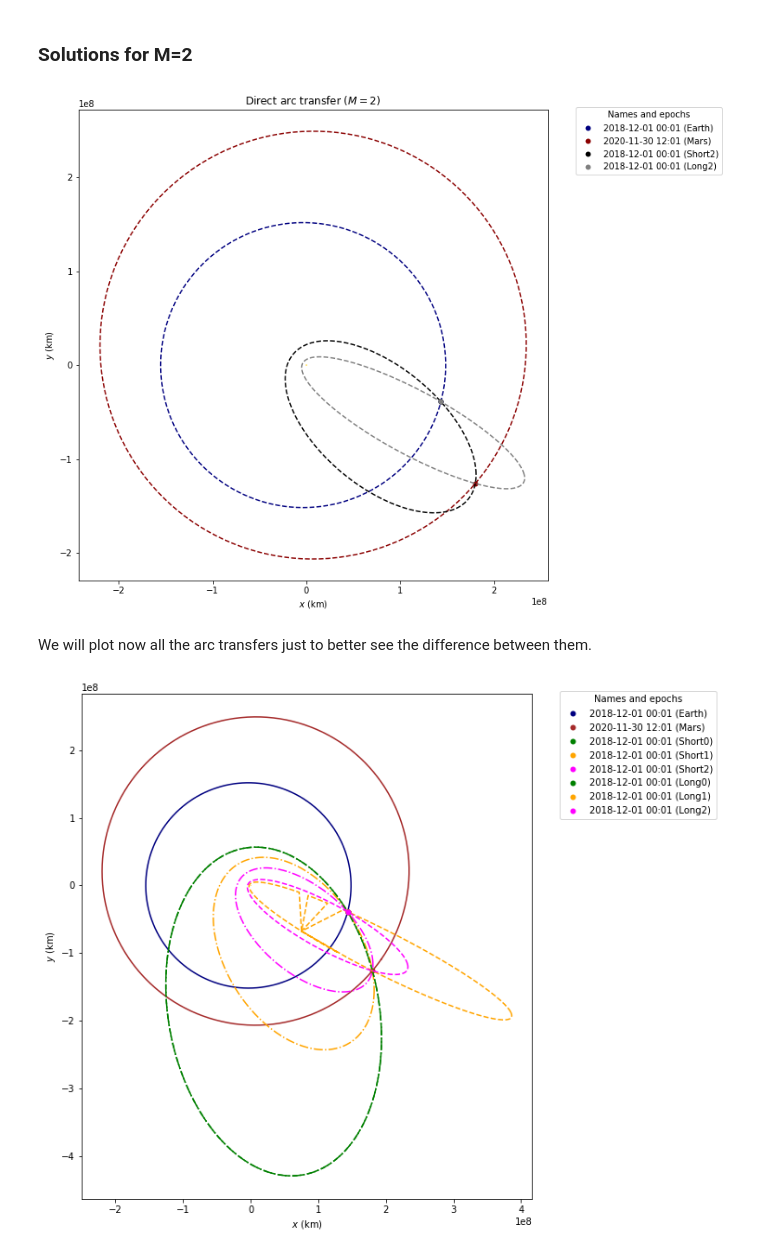
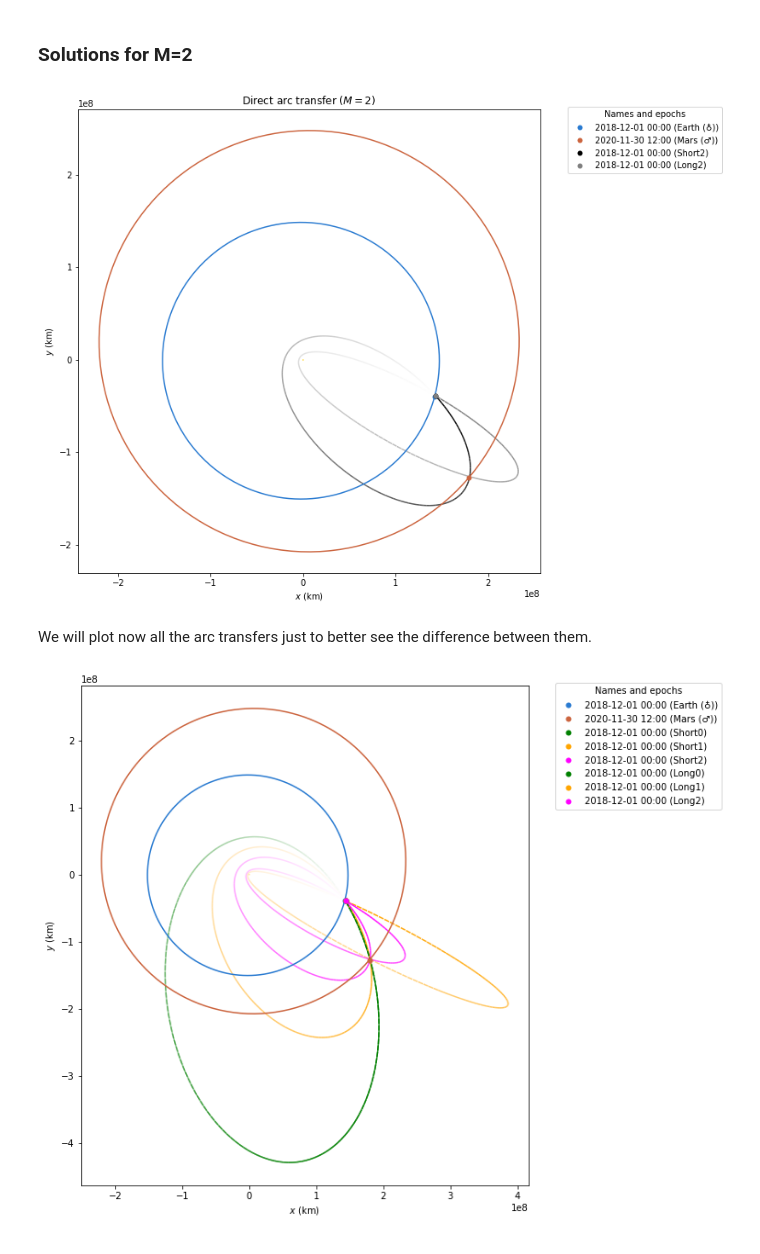
Before and after one commit to poliastro/poliastro, a Jupyter notebook: docs/source/examples/Multirevolutions solution in Lamberts problem.ipynb, the cells around one changed output. Cells and saved outputs as stored; diff of their text form; code cells hidden in the pictures.

```diff
--- a/docs/source/examples/Multirevolutions solution in Lamberts problem.ipynb
+++ b/docs/source/examples/Multirevolutions solution in Lamberts problem.ipynb
@@ -85,17 +85,18 @@ def lambert_transfer(ss_dpt, ss_arr, revs):
 By making use of the previous defined function, we can easily get the different transfer orbit regarding the number of required revolutions, in this case 0.
 # %%
 # Solving for direct (M=0) transfer long and short arcs
-ss_short0, ss_long0 = lambert_transfer(ss_earth, ss_mars, revs=0)
+ss_short0, ss_long0 = lambert_transfer(earth_departure, mars_arrival, revs=0)
 
 fig, ax = plt.subplots(figsize=(5,10))
 op = StaticOrbitPlotter(ax=ax)
 ax.set_title("Direct arc transfer ($M=0$)")
 
-orbit_set = {ss_earth: ["Earth", "navy"],
-            ss_mars: ["Mars", "darkred"],
-            ss_short0: ["Short0", "black"],
+orbit_set = {ss_short0: ["Short0", "black"],
             ss_long0: ["Long0", "grey"]}
 
+op.plot_body_orbit(Earth, EPOCH_DPT)
+op.plot_body_orbit(Mars, EPOCH_ARR)
+
 for ss in orbit_set:
-    op.plot(ss, label=orbit_set[ss][0], color=orbit_set[ss][-1])
+    op.plot(ss, label=orbit_set[ss][0], color=orbit_set[ss][-1], trail=True)
 # %% [output]
@@ -105,17 +105,18 @@ Frame <class 'astropy.coordinates.builtin_frames.icrs.ICRS'> does not support 'o
 ### Solutions for M=1
 # %%
 # Solving for M=1 long and short arc transfers
-ss_short1, ss_long1 = lambert_transfer(ss_earth, ss_mars, revs=1)
+ss_short1, ss_long1 = lambert_transfer(earth_departure, mars_arrival, revs=1)
 
 fig, ax = plt.subplots(figsize=(5,10))
 op = StaticOrbitPlotter(ax=ax)
 ax.set_title("Direct arc transfer ($M=1$)")
 
-orbit_set = {ss_earth: ["Earth", "navy"],
-            ss_mars: ["Mars", "darkred"],
-            ss_short1: ["Short1", "black"],
+orbit_set = {ss_short1: ["Short1", "black"],
             ss_long1: ["Long1", "grey"]}
 
+op.plot_body_orbit(Earth, EPOCH_DPT)
+op.plot_body_orbit(Mars, EPOCH_ARR)
+
 for ss in orbit_set:
-    op.plot(ss, label=orbit_set[ss][0], color=orbit_set[ss][-1])
+    op.plot(ss, label=orbit_set[ss][0], color=orbit_set[ss][-1], trail=True)
 # %% [output]
@@ -124,41 +125,43 @@ for ss in orbit_set:
 ### Solutions for M=2
 # %%
 # Solving for M=2 long and short transfer arcs
-ss_short2, ss_long2 = lambert_transfer(ss_earth, ss_mars, revs=2)
+ss_short2, ss_long2 = lambert_transfer(earth_departure, mars_arrival, revs=2)
 
 fig, ax = plt.subplots(figsize=(5,10))
 op = StaticOrbitPlotter(ax=ax)
 ax.set_title("Direct arc transfer ($M=2$)")
 
-orbit_set = {ss_earth: ["Earth", "navy"],
-            ss_mars: ["Mars", "darkred"],
-            ss_short2: ["Short2", "black"],
+orbit_set = {ss_short2: ["Short2", "black"],
             ss_long2: ["Long2", "grey"]}
 
+op.plot_body_orbit(Earth, EPOCH_DPT)
+op.plot_body_orbit(Mars, EPOCH_ARR)
+
 for ss in orbit_set:
-    op.plot(ss, label=orbit_set[ss][0], color=orbit_set[ss][-1])
+    op.plot(ss, label=orbit_set[ss][0], color=orbit_set[ss][-1], trail=True)
 # %% [output]
-[figure, old version]
+[figure, new version]
 # %% [markdown]
 We will plot now all the arc transfers just to better see the difference between them.
 # %%
 # Plot all solutions together
 fig, ax = plt.subplots(figsize=(5,10))
 op = StaticOrbitPlotter(ax=ax)
 ss_lines = []
 
-orbit_set = {ss_earth: ["Earth", "navy", "-"],
-            ss_mars: ["Mars", "brown", "-"],
-            ss_short0: ["Short0", "green", "-."],
+orbit_set = {ss_short0: ["Short0", "green", "-."],
             ss_short1: ["Short1", "orange", "-."],
             ss_short2: ["Short2", "magenta", "-."],
             ss_long0: ["Long0", "green", "--"],
             ss_long1: ["Long1", "orange", "--"],
             ss_long2: ["Long2", "magenta", "--"],
             }
 
+op.plot_body_orbit(Earth, EPOCH_DPT)
+op.plot_body_orbit(Mars, EPOCH_ARR)
+
 for ss in orbit_set:
-    lines = op.plot(ss, label=orbit_set[ss][0], color=orbit_set[ss][1])
+    lines = op.plot(ss, label=orbit_set[ss][0], color=orbit_set[ss][1], trail=True)
     lines[0].set_linestyle(orbit_set[ss][-1])
 # %% [output]
-[figure, old version]
+[figure, new version]
```
Also changed, not shown: parts of 5 cells of this notebook, 4 other files.
